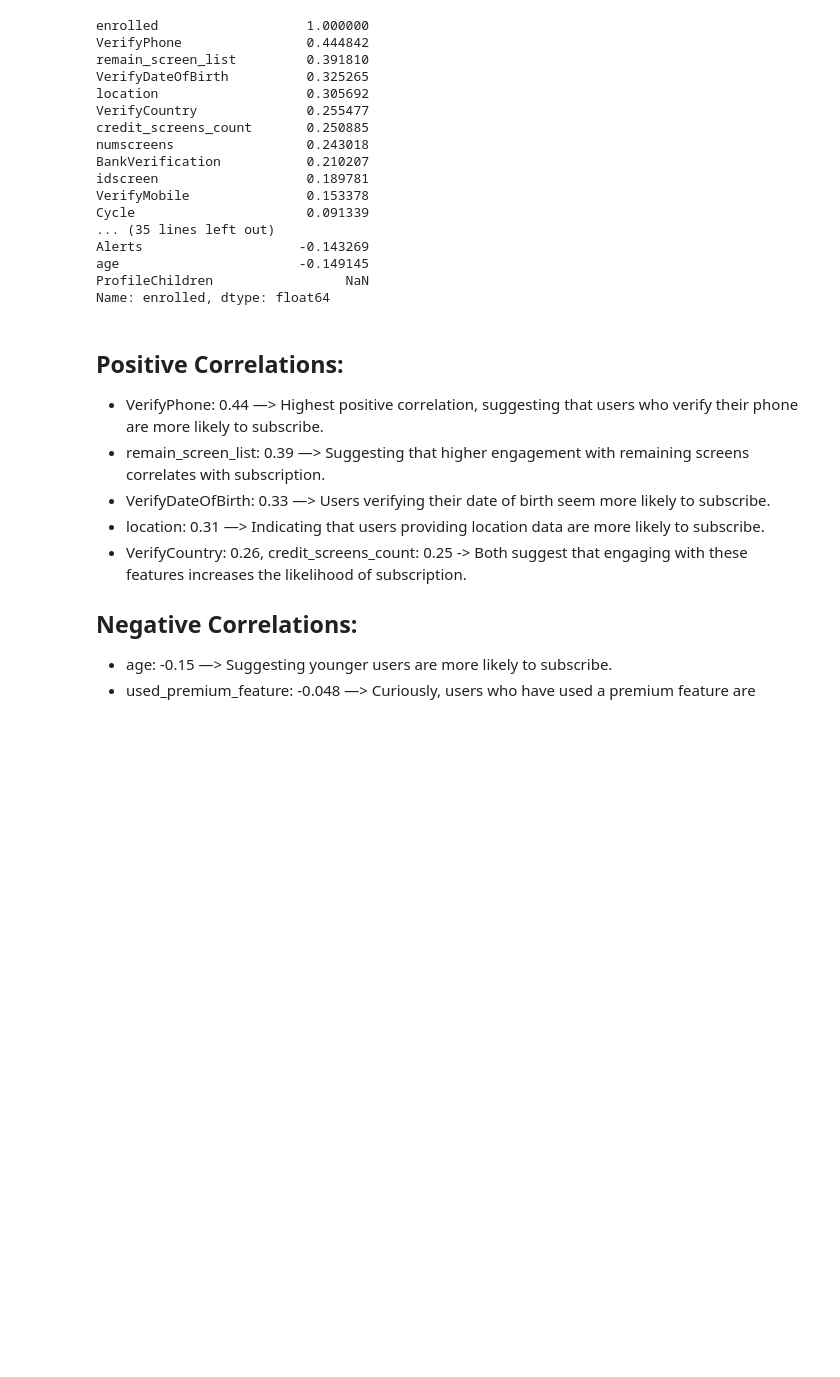
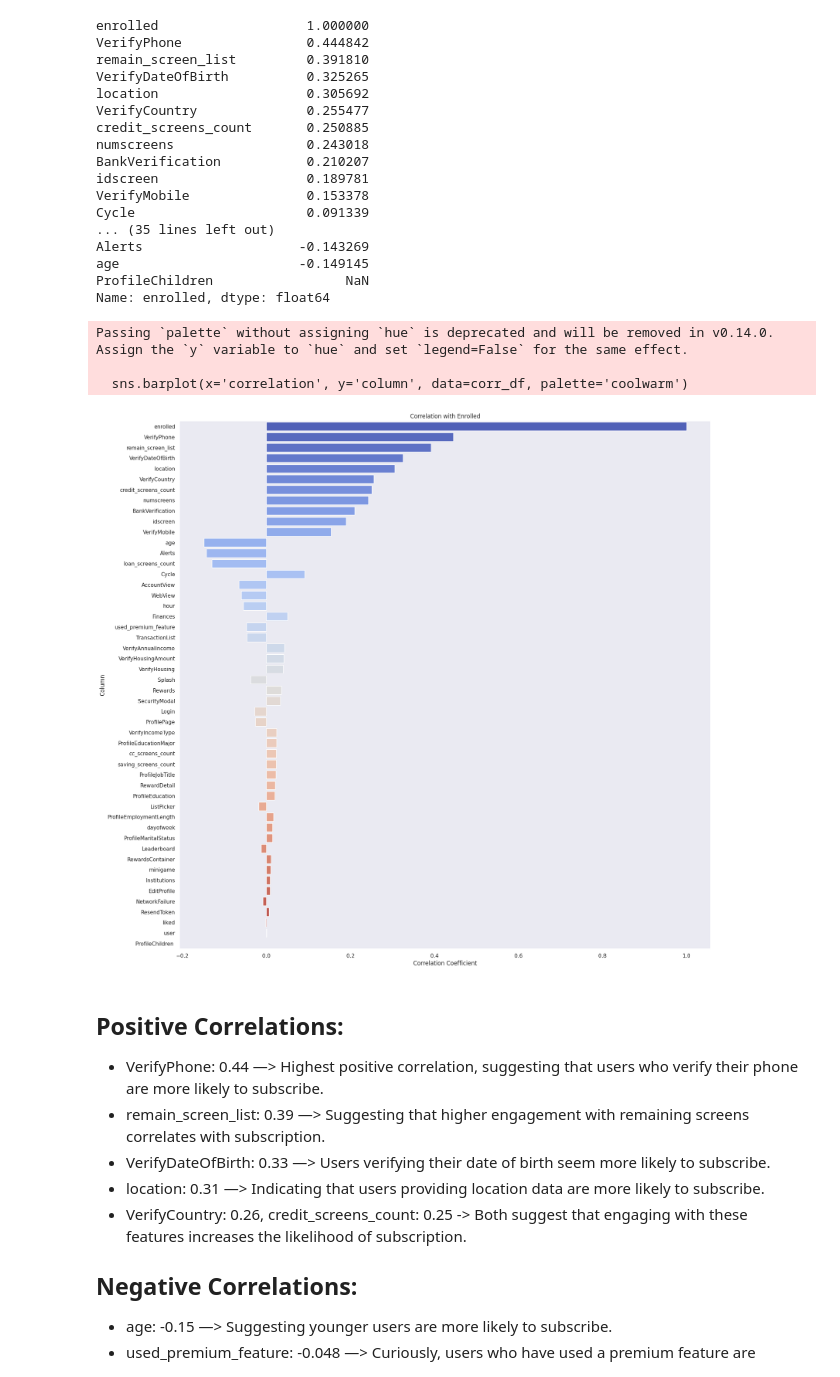
Before and after one commit to arygup/Behavioural-Research---Statistical-Methods, a Jupyter notebook: Aryan/Aryan.ipynb, the cells around one changed output. Cells and saved outputs as stored; diff of their text form; code cells hidden in the pictures; blank space fills up the shorter version.

Commit message:
Added correlation bar plot

```diff
--- a/Aryan/Aryan.ipynb
+++ b/Aryan/Aryan.ipynb
@@ -108,6 +110,27 @@ Alerts                    -0.143269
 age                       -0.149145
 ProfileChildren                 NaN
 Name: enrolled, dtype: float64
+# %%
+# Create a DataFrame from the correlation values
+corr_df = pd.DataFrame({'column': correlation_with_enrollment.index, 'correlation': correlation_with_enrollment.values})
+
+# Sort the DataFrame by absolute correlation values
+corr_df['abs_correlation'] = corr_df['correlation'].abs()
+corr_df = corr_df.sort_values(by='abs_correlation', ascending=False)
+
+# Plotting
+plt.figure(figsize=(20, 20))
+sns.barplot(x='correlation', y='column', data=corr_df, palette='coolwarm')
+plt.title('Correlation with Enrolled')
+plt.xlabel('Correlation Coefficient')
+plt.ylabel('Column')
+plt.grid(axis='x')
+plt.show()
+# %% [output]
+Passing `palette` without assigning `hue` is deprecated and will be removed in v0.14.0. Assign the `y` variable to `hue` and set `legend=False` for the same effect.
+
+  sns.barplot(x='correlation', y='column', data=corr_df, palette='coolwarm')
+[figure, added]
 # %% [markdown]
 ## Positive Correlations:
 
```
Also changed, not shown: parts of 1 cell of this notebook.
